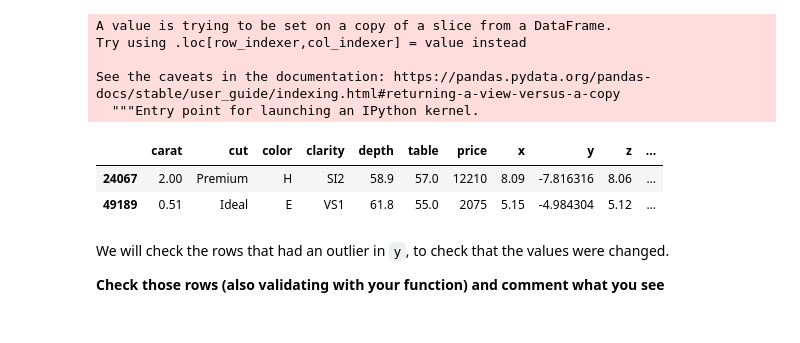
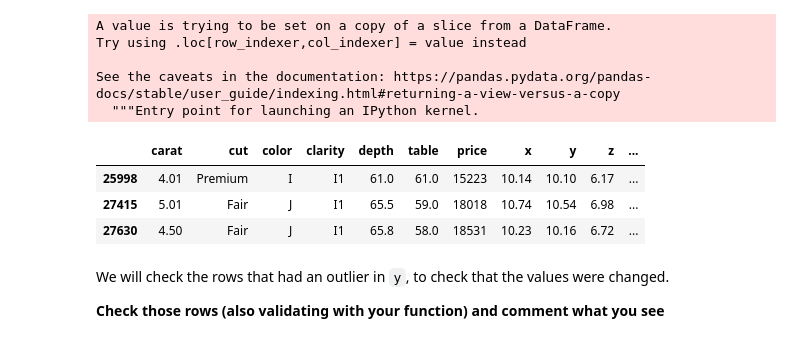
Before and after one commit to roosbot/Bootcamp-Assignments, a Jupyter notebook: module-2/M2-mini-project1/1.-Data Cleaning.ipynb, the cells around one changed output. Drawn from its saved outputs; the diff is of its cells as text; code cells hidden in the pictures.

```diff
--- a/module-2/M2-mini-project1/1.-Data Cleaning.ipynb
+++ b/module-2/M2-mini-project1/1.-Data Cleaning.ipynb
@@ -276,8 +269,8 @@ def calculate_z(row):
 **Apply it just to the rows with incorrect values**
 # %%
 #your code here
-diamonds["z"] = diamonds.apply(lambda row: calculate_z(row), axis=1)
-diamonds["z"]
+diamonds["z_orig"] = diamonds["z"].copy()
+diamonds["z"] = round(diamonds.apply(lambda row: calculate_z(row), axis=1),2)
 # %% [output]
 A value is trying to be set on a copy of a slice from a DataFrame.
 Try using .loc[row_indexer,col_indexer] = value instead
@@ -454,6 +460,9 @@ Now that we have found the outlier, let's use the function we defined earlier to
 # %%
 # Change the value to 0
 diamonds.z[diamonds.z > 10] = 0
+
+# Applying the function to calculate z
+diamonds["z"] = round(diamonds.apply(lambda row: calculate_z(row), axis=1),2)
 # %% [output]
 A value is trying to be set on a copy of a slice from a DataFrame
 
@@ -466,5 +479,0 @@ See the caveats in the documentation: https://pandas.pydata.org/pandas-docs/stab
-# %%
-# Applying the function to calculate z
-
-diamonds["z"] = diamonds.apply(lambda row: calculate_z(row), axis=1)
-diamonds["z"]
@@ -516,7 +501,7 @@ Cool! Now let's validate our new `z`. We will check if we obtain the same value
 
 **Apply `validate_z` to the row used earlier**
 # %%
-#your code here
-diamonds["z"] = diamonds.apply(lambda row: validate_z(row), axis=1)
-diamonds["z"]
-diamonds.describe()
+# #your code here
+# diamonds["z"] = diamonds.apply(lambda row: validate_z(row), axis=1)
+# diamonds["z"]
+# diamonds.describe()
@@ -588,12 +558,13 @@ See the caveats in the documentation: https://pandas.pydata.org/pandas-docs/stab
   """Entry point for launching an IPython kernel.
 # %%
 ## Check if outlier y is gone
-diamonds[diamonds.y < 0]
+diamonds[diamonds.y > 10]
 # diamonds
 # %% [output]
 |  | carat | cut | color | clarity | depth | table | price | x | y | z | ... |
-| 24067 | 2.00 | Premium | H | SI2 | 58.9 | 57.0 | 12210 | 8.09 | -7.816316 | 8.06 | ... |
-| 49189 | 0.51 | Ideal | E | VS1 | 61.8 | 55.0 | 2075 | 5.15 | -4.984304 | 5.12 | ... |
+| 25998 | 4.01 | Premium | I | I1 | 61.0 | 61.0 | 15223 | 10.14 | 10.10 | 6.17 | ... |
+| 27415 | 5.01 | Fair | J | I1 | 65.5 | 59.0 | 18018 | 10.74 | 10.54 | 6.98 | ... |
+| 27630 | 4.50 | Fair | J | I1 | 65.8 | 58.0 | 18531 | 10.23 | 10.16 | 6.72 | ... |
 # %% [markdown]
 We will check the rows that had an outlier in `y`, to check that the values were changed.
 
```
Also changed, not shown: parts of 25 cells of this notebook, 1 other file.
